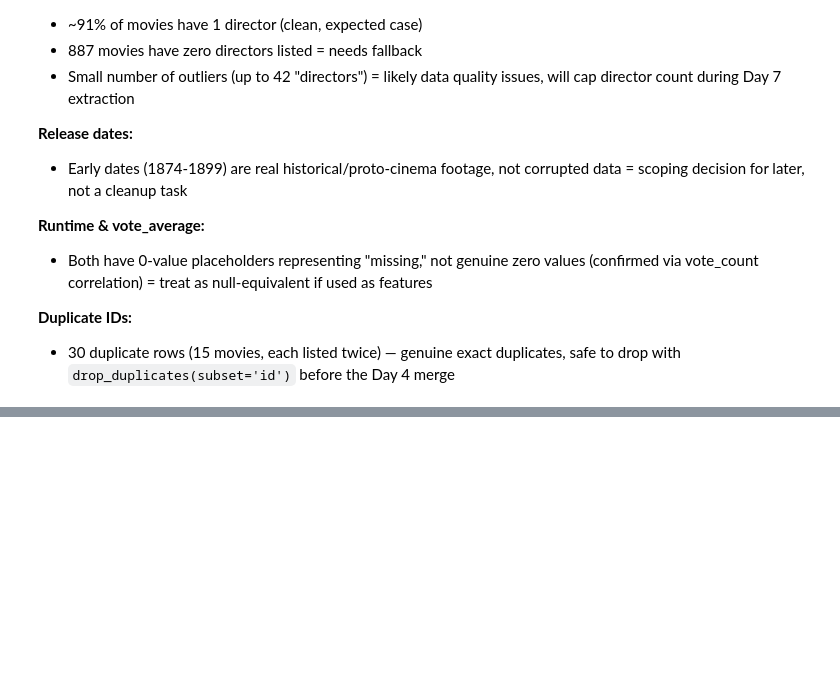
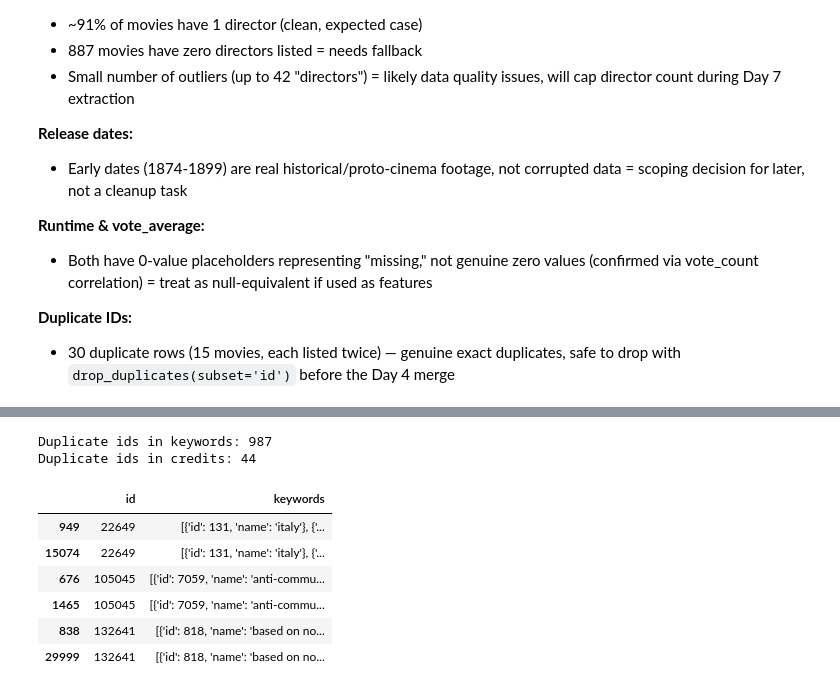
Before and after one commit to leajadaa/movie-recommender, a Jupyter notebook: notebooks/01_eda.ipynb, the cells around one changed output, grey strips where cells are left out. Cells and saved outputs as stored; diff of their text form; code cells hidden in the pictures; blank space fills up the shorter version.

```diff
--- a/notebooks/01_eda.ipynb
+++ b/notebooks/01_eda.ipynb
@@ -453,0 +544,19 @@ dup_ids[['id', 'title', 'release_date']].head(20)
+# %%
+#Check whether there are any duplicate ids in the keywords and credits datasets
+print("Duplicate ids in keywords:", keywords['id'].duplicated().sum())
+print("Duplicate ids in credits:", credits['id'].duplicated().sum())
+# %% [output]
+Duplicate ids in keywords: 987
+Duplicate ids in credits: 44
+# %%
+# Check a sample of keywords duplicates
+dup_keyword_ids = keywords[keywords['id'].duplicated(keep=False)]['id'].unique()[:3]
+keywords[keywords['id'].isin(dup_keyword_ids)].sort_values('id')
+# %% [output]
+|  | id | keywords |
+| 949 | 22649 | [{'id': 131, 'name': 'italy'}, {'... |
+| 15074 | 22649 | [{'id': 131, 'name': 'italy'}, {'... |
+| 676 | 105045 | [{'id': 7059, 'name': 'anti-commu... |
+| 1465 | 105045 | [{'id': 7059, 'name': 'anti-commu... |
+| 838 | 132641 | [{'id': 818, 'name': 'based on no... |
+| 29999 | 132641 | [{'id': 818, 'name': 'based on no... |
```
Also changed, not shown: parts of 15 cells of this notebook.
